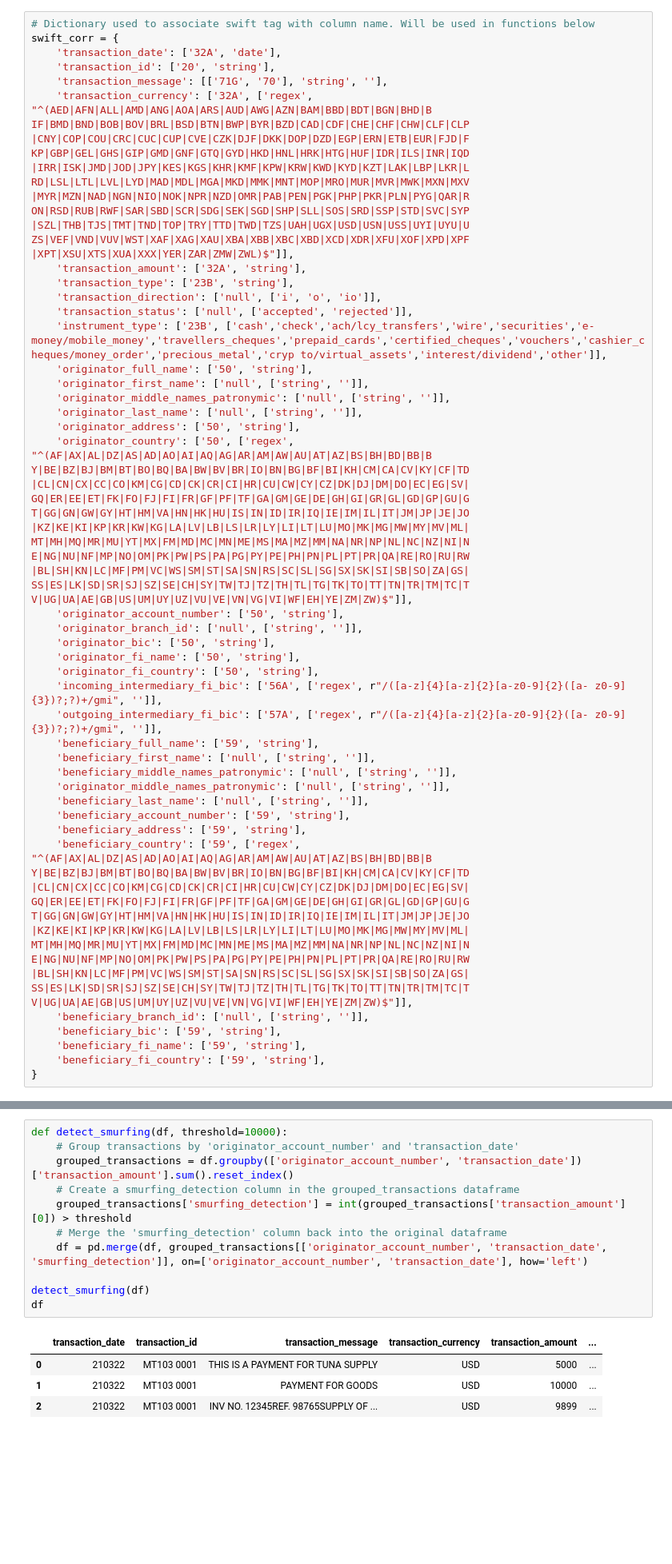
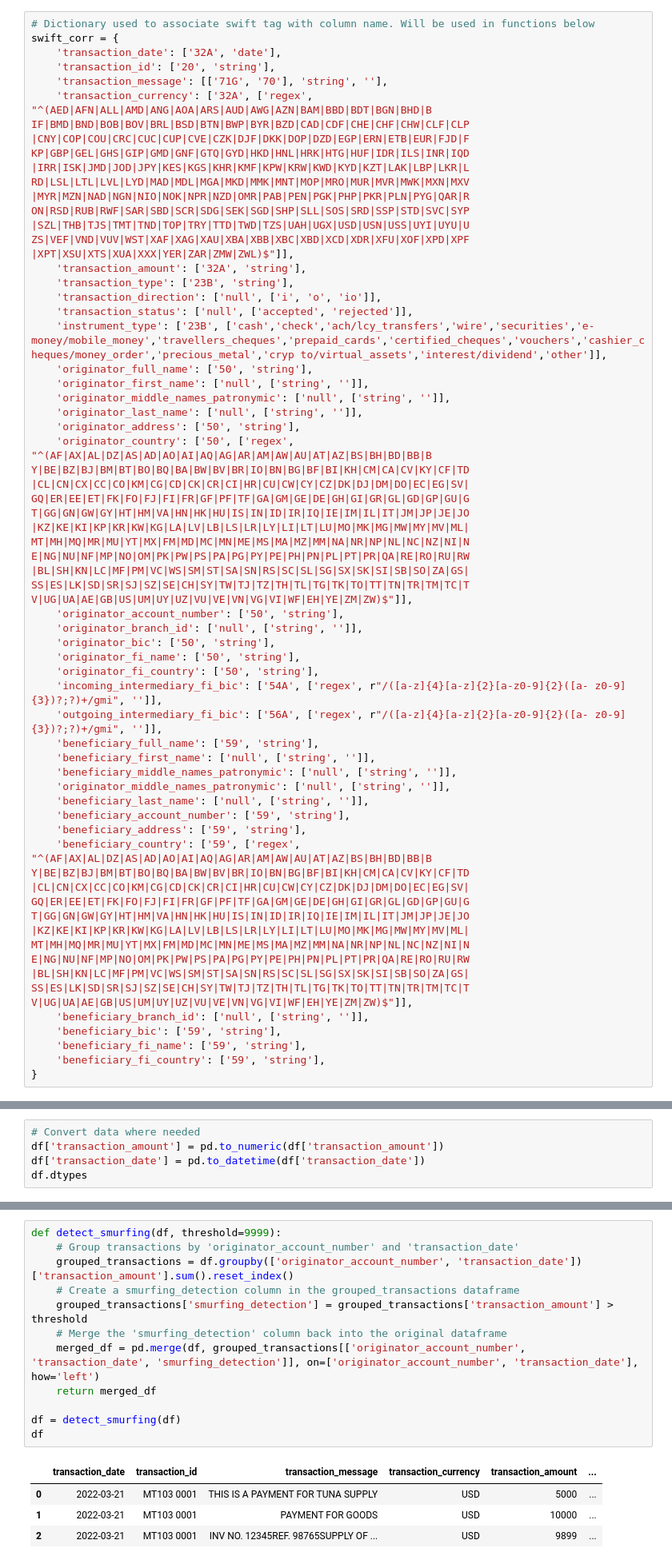
Before and after one commit to DavidWdk/AML-algorithm, a Jupyter notebook: AML_algorithm.ipynb, the cells around one changed output, grey strips where cells are left out. Shown: that part at 80% size. Drawn from its saved outputs; the diff is of its cells as text; blank space fills up the shorter version.

Commit message:
Improved extracting & imputations, added shell company detection

```diff
--- a/AML_algorithm.ipynb
+++ b/AML_algorithm.ipynb
@@ -76,8 +135,8 @@ swift_corr = {
     'originator_bic': ['50', 'string'],
     'originator_fi_name': ['50', 'string'],
     'originator_fi_country': ['50', 'string'],
-    'incoming_intermediary_fi_bic': ['56A', ['regex', r"/([a-z]{4}[a-z]{2}[a-z0-9]{2}([a- z0-9]{3})?;?)+/gmi", '']],
-    'outgoing_intermediary_fi_bic': ['57A', ['regex', r"/([a-z]{4}[a-z]{2}[a-z0-9]{2}([a- z0-9]{3})?;?)+/gmi", '']],
+    'incoming_intermediary_fi_bic': ['54A', ['regex', r"/([a-z]{4}[a-z]{2}[a-z0-9]{2}([a- z0-9]{3})?;?)+/gmi", '']],
+    'outgoing_intermediary_fi_bic': ['56A', ['regex', r"/([a-z]{4}[a-z]{2}[a-z0-9]{2}([a- z0-9]{3})?;?)+/gmi", '']],
     'beneficiary_full_name': ['59', 'string'],
     'beneficiary_first_name': ['null', ['string', '']],
     'beneficiary_middle_names_patronymic': ['null', ['string', '']],
@@ -329,0 +366,5 @@ df
+# %%
+# Convert data where needed
+df['transaction_amount'] = pd.to_numeric(df['transaction_amount'])
+df['transaction_date'] = pd.to_datetime(df['transaction_date'])
+df.dtypes
@@ -416,21 +502,22 @@ In banking, "smurfing" (also known as "structuring") refers to the illegal pract
 
 The detection is done by analyzing multiple transactions from the same originator in a given timeframe, with a self imposed threshold.
 # %%
-def detect_smurfing(df, threshold=10000):
+def detect_smurfing(df, threshold=9999):
     # Group transactions by 'originator_account_number' and 'transaction_date'
     grouped_transactions = df.groupby(['originator_account_number', 'transaction_date'])['transaction_amount'].sum().reset_index()
     # Create a smurfing_detection column in the grouped_transactions dataframe
-    grouped_transactions['smurfing_detection'] = int(grouped_transactions['transaction_amount'][0]) > threshold
+    grouped_transactions['smurfing_detection'] = grouped_transactions['transaction_amount'] > threshold
     # Merge the 'smurfing_detection' column back into the original dataframe
-    df = pd.merge(df, grouped_transactions[['originator_account_number', 'transaction_date', 'smurfing_detection']], on=['originator_account_number', 'transaction_date'], how='left')
+    merged_df = pd.merge(df, grouped_transactions[['originator_account_number', 'transaction_date', 'smurfing_detection']], on=['originator_account_number', 'transaction_date'], how='left')
+    return merged_df
 
-detect_smurfing(df)
+df = detect_smurfing(df)
 df
 # %% [output]
 |  | transaction_date | transaction_id | transaction_message | transaction_currency | transaction_amount | ... |
-| 0 | 210322 | MT103 0001 | THIS IS A PAYMENT FOR TUNA SUPPLY | USD | 5000 | ... |
-| 1 | 210322 | MT103 0001 | PAYMENT FOR GOODS | USD | 10000 | ... |
-| 2 | 210322 | MT103 0001 | INV NO. 12345REF. 98765SUPPLY OF ... | USD | 9899 | ... |
+| 0 | 2022-03-21 | MT103 0001 | THIS IS A PAYMENT FOR TUNA SUPPLY | USD | 5000 | ... |
+| 1 | 2022-03-21 | MT103 0001 | PAYMENT FOR GOODS | USD | 10000 | ... |
+| 2 | 2022-03-21 | MT103 0001 | INV NO. 12345REF. 98765SUPPLY OF ... | USD | 9899 | ... |
 # %% [markdown]
 <h3>Non-adherence to FATF</h3>
 In banking, "smurfing" (also known as "structuring") refers to the illegal practice of making multiple small deposits or transactions instead of one large deposit or transaction in order to avoid suspicion and detection by authorities.
```
Also changed, not shown: parts of 20 cells of this notebook.
